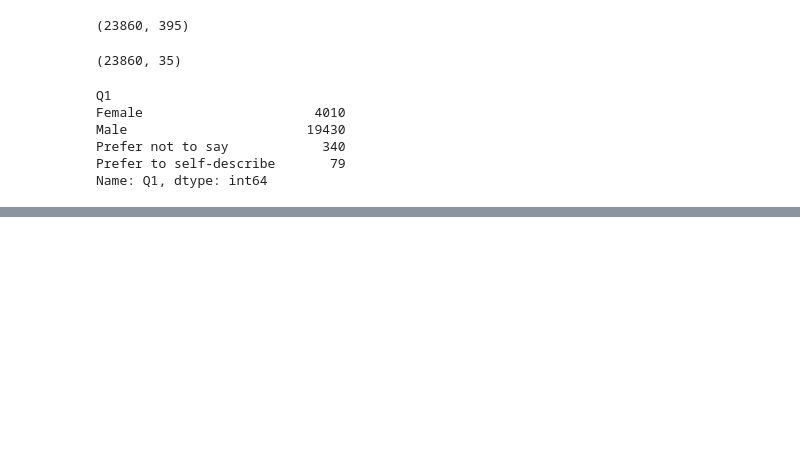
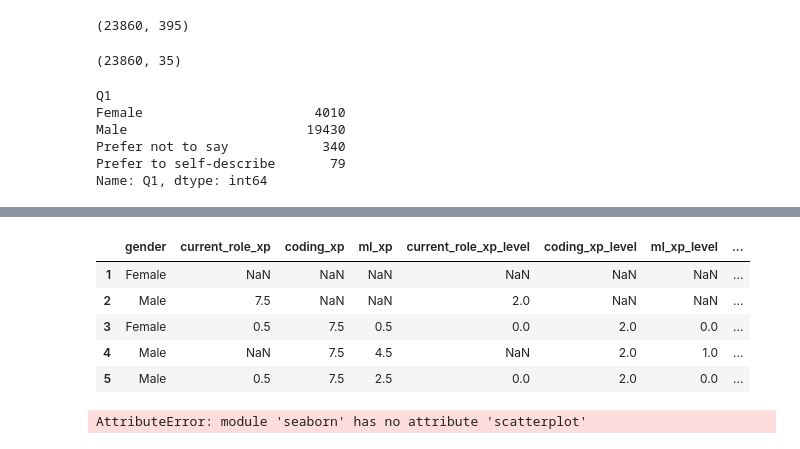
Before and after one commit to lopez-/kaggle_projects, a Jupyter notebook: 2018_survey/2018_survey.ipynb, the cells around one changed output, grey strips where cells are left out. Cells and saved outputs as stored; diff of their text form; code cells hidden in the pictures; blank space fills up the shorter version.

```diff
--- a/2018_survey/2018_survey.ipynb
+++ b/2018_survey/2018_survey.ipynb
@@ -29,0 +47,2 @@ Name: Q1, dtype: int64
+# %%
+multiple_choice = multiple_choice.loc[1:,:].copy()
@@ -29,0 +171,50 @@ Name: Q1, dtype: int64
+# %%
+def convert_xp(xp, return_type):
+    if xp == '30 +':
+        xp = 30
+    elif xp == '40+ years':
+        xp = 40
+    elif xp == '< 1 year':
+        xp = 0.5
+    else:
+        try:
+            a, b = xp.replace(' years', '').split('-')
+            xp = (int(a)+int(b))/2
+        except:
+            return None
+
+    if return_type == 'years':
+        return xp
+    elif return_type == 'seniority level':
+        if xp < 3:
+            return 0
+        elif xp < 6:
+            return 1
+        else:
+            return 2
+    else:
+        return None
+# %%
+df = pd.DataFrame()
+# %%
+df['gender'] = multiple_choice.Q1
+df['current_role_xp'] = multiple_choice.Q8.apply(convert_xp, args = ('years',))
+df['coding_xp'] = multiple_choice.Q24.apply(convert_xp, args = ('years',))
+df['ml_xp'] = multiple_choice.Q25.apply(convert_xp, args = ('years',))
+df['current_role_xp_level'] = multiple_choice.Q8.apply(convert_xp, args = ('seniority level',))
+df['coding_xp_level'] = multiple_choice.Q24.apply(convert_xp, args = ('seniority level',))
+df['ml_xp_level'] = multiple_choice.Q25.apply(convert_xp, args = ('seniority level',))
+df['income'] = multiple_choice.Q9.apply(convert_salary)
+# %%
+df.head()
+# %% [output]
+|  | gender | current_role_xp | coding_xp | ml_xp | current_role_xp_level | coding_xp_level | ml_xp_level | ... |
+| 1 | Female | NaN | NaN | NaN | NaN | NaN | NaN | ... |
+| 2 | Male | 7.5 | NaN | NaN | 2.0 | NaN | NaN | ... |
+| 3 | Female | 0.5 | 7.5 | 0.5 | 0.0 | 2.0 | 0.0 | ... |
+| 4 | Male | NaN | 7.5 | 4.5 | NaN | 2.0 | 1.0 | ... |
+| 5 | Male | 0.5 | 7.5 | 2.5 | 0.0 | 2.0 | 0.0 | ... |
+# %%
+sns.scatterplot(x='coding_xp', y='income', data=df)
+# %% [output]
+AttributeError: module 'seaborn' has no attribute 'scatterplot'
```
Also changed, not shown: parts of 12 cells of this notebook, 1 other file.
